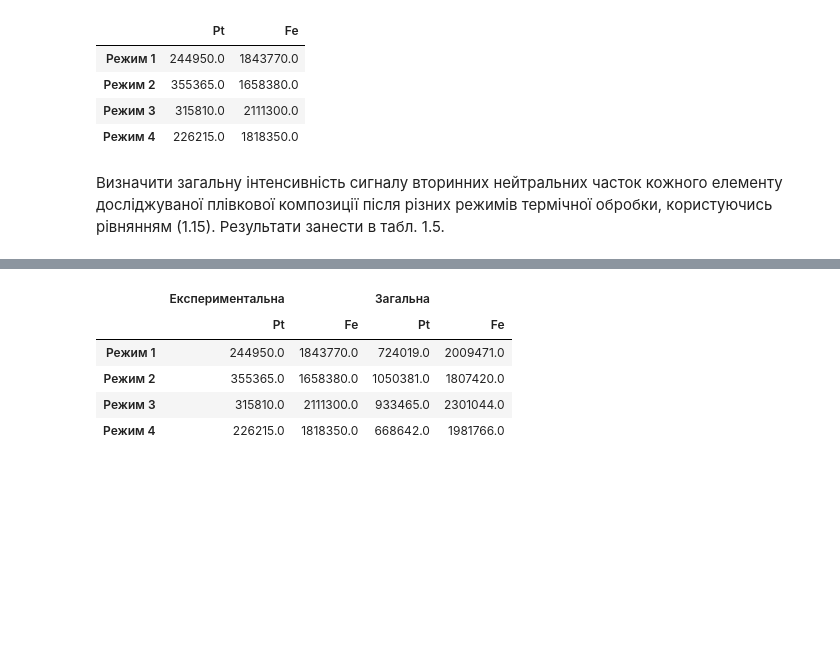
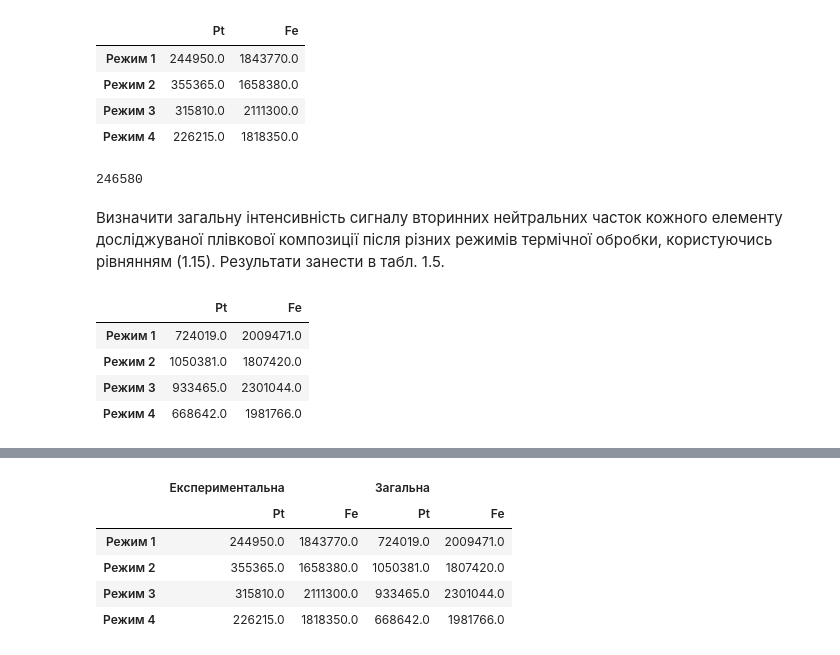
Before and after one commit to rostyq/edu_notebooks, a Jupyter notebook: scientific_work/SNMS.ipynb, the cells around one changed output, grey strips where cells are left out. Cells and saved outputs as stored; diff of their text form; code cells hidden in the pictures; blank space fills up the shorter version.

```diff
--- a/scientific_work/SNMS.ipynb
+++ b/scientific_work/SNMS.ipynb
@@ -110,5 +114,17 @@ I_experimental
 | Режим 2 | 355365.0 | 1658380.0 |
 | Режим 3 | 315810.0 | 2111300.0 |
 | Режим 4 | 226215.0 | 1818350.0 |
+# %%
+ht_conditions[0]['Pt'].sum()
+# %% [output]
+246580
 # %% [markdown]
 Визначити загальну інтенсивність сигналу вторинних нейтральних часток кожного елементу досліджуваної плівкової композиції після різних режимів термічної обробки, користуючись рівнянням (1.15). Результати занести в табл. 1.5.
+# %%
+(I_experimental/ natural_abund).round(0)
+# %% [output]
+|  | Pt | Fe |
+| Режим 1 | 724019.0 | 2009471.0 |
+| Режим 2 | 1050381.0 | 1807420.0 |
+| Режим 3 | 933465.0 | 2301044.0 |
+| Режим 4 | 668642.0 | 1981766.0 |
```
Also changed, not shown: parts of 2 cells of this notebook, 1 other file.
